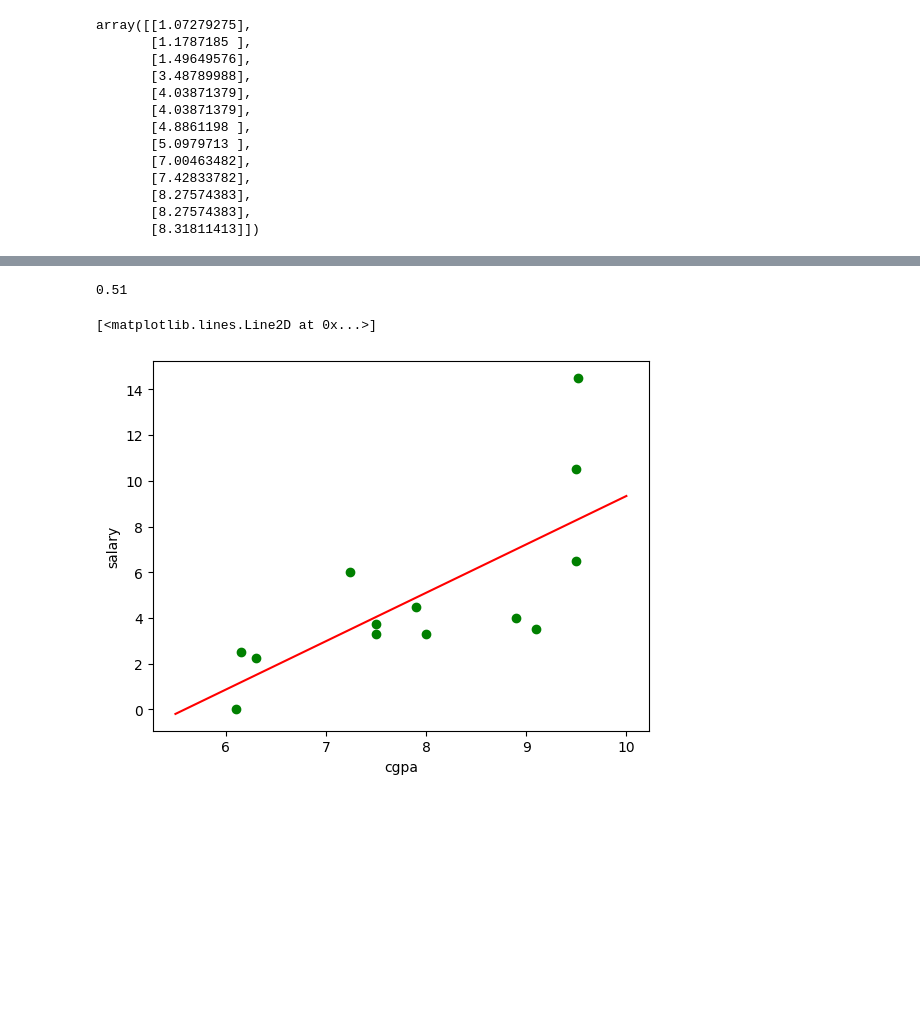
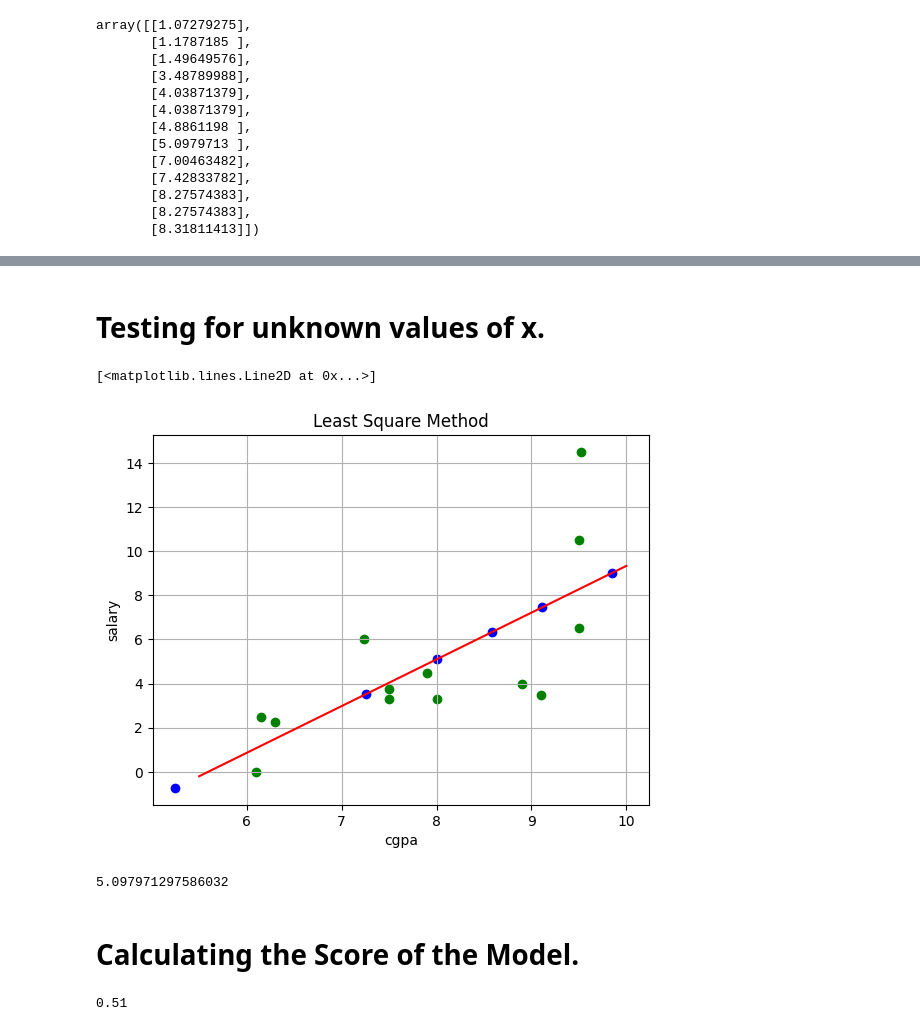
Before and after one commit to yashkarambe/Machine_learning, a Jupyter notebook: Linear_Regression/Least_square.ipynb, the cells around one changed output, grey strips where cells are left out. Drawn from its saved outputs; the diff is of its cells as text; code cells hidden in the pictures; blank space fills up the shorter version.

Commit message:
Explaining the least Square method.

```diff
--- a/Linear_Regression/Least_square.ipynb
+++ b/Linear_Regression/Least_square.ipynb
@@ -63,0 +114,2 @@ array([[1.07279275],
+# %% [markdown]
+# Testing for unknown values of x.
@@ -64,13 +121,27 @@ array([[1.07279275],
+# %%
+plt.scatter(pred_cgpa, response_salary , color='blue')
+plt.scatter(cgpa , salary , color = 'green')
+plt.xlabel('cgpa')
+plt.ylabel('salary')
+plt.title('Least Square Method')
+plt.grid()
+plt.plot([5.5 ,10] , slope * array([5.5 ,10.0]) + y_intercept ,'red')
+# %% [output]
+[<matplotlib.lines.Line2D at 0x...>]
+[figure, added]
+# %%
+# This is the function for testing.
+def model( x ):
+    y = slope * x + y_intercept
+    return y
+
+model(8)
+# %% [output]
+5.097971297586032
+# %% [markdown]
+# Calculating the Score of the Model.
 # %%
 r2_score = round(r2_score(salary , pred_salary) , 2)
 r2_score
 # %% [output]
 0.51
-# %%
-plt.scatter(cgpa , salary , color = 'green')
-plt.xlabel('cgpa')
-plt.ylabel('salary')
-plt.plot([5.5 ,10] , slope * array([5.5 ,10.0]) + y_intercept ,'red')
-# %% [output]
-[<matplotlib.lines.Line2D at 0x...>]
-[figure, removed]
```
Also changed, not shown: parts of 14 cells of this notebook.
